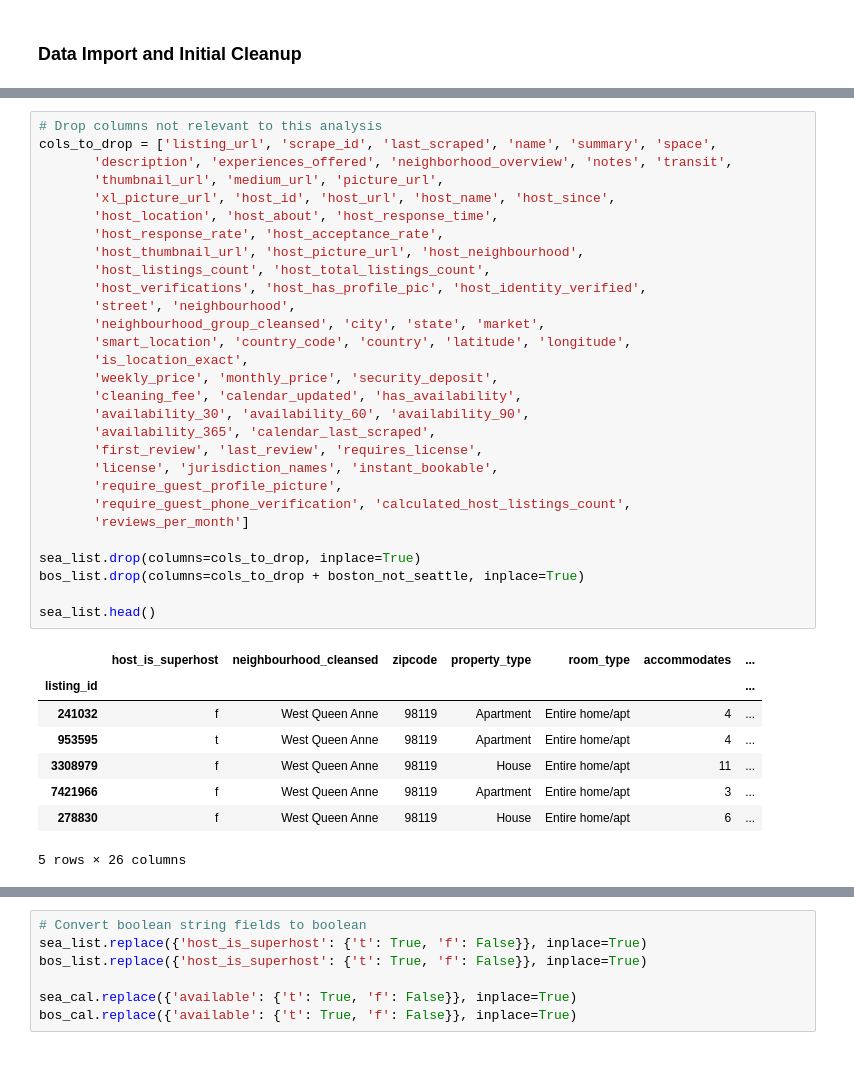
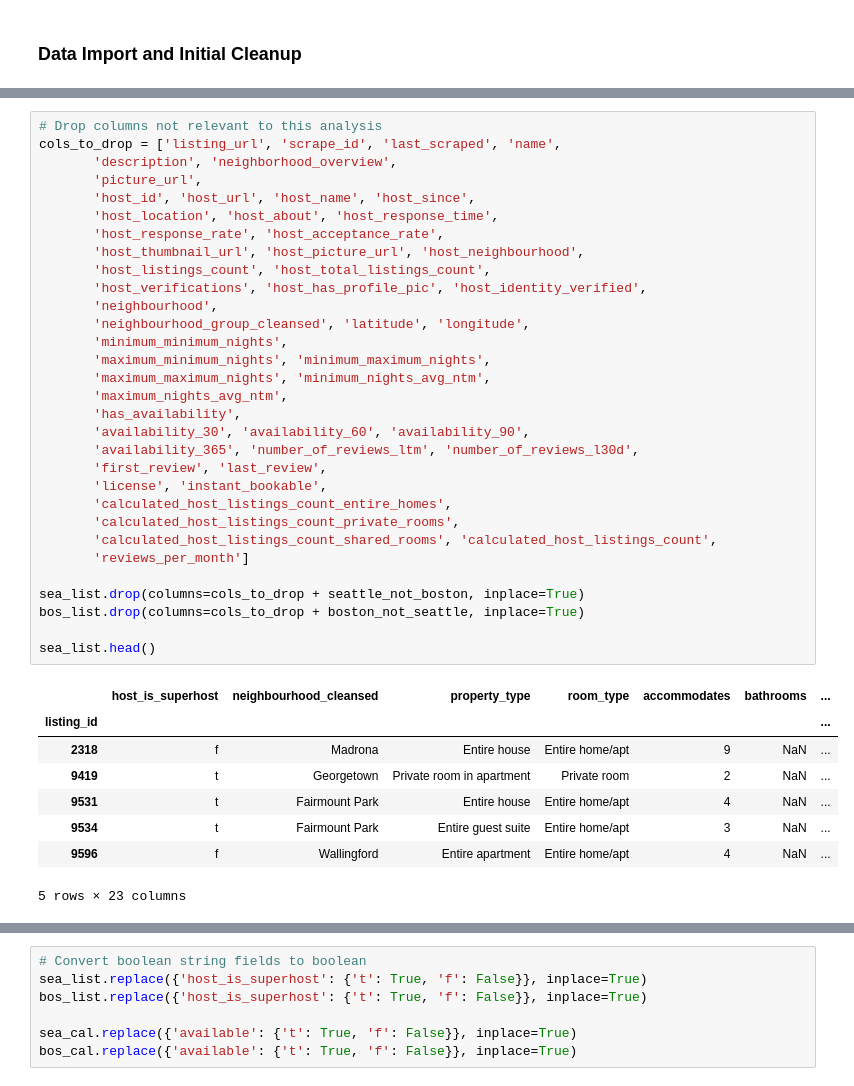
Before and after one commit to nikokydes/Udacity_DS_Proj1, a Jupyter notebook: Project1.ipynb, the cells around one changed output, grey strips where cells are left out. Drawn from its saved outputs; the diff is of its cells as text.

```diff
--- a/Project1.ipynb
+++ b/Project1.ipynb
@@ -75,41 +95,43 @@ Columns in Boston set but not in Seattle set:  ['house_rules', 'interaction', 'a
 # %%
 # Drop columns not relevant to this analysis
-cols_to_drop = ['listing_url', 'scrape_id', 'last_scraped', 'name', 'summary', 'space',
-       'description', 'experiences_offered', 'neighborhood_overview', 'notes', 'transit',
-       'thumbnail_url', 'medium_url', 'picture_url',
-       'xl_picture_url', 'host_id', 'host_url', 'host_name', 'host_since',
+cols_to_drop = ['listing_url', 'scrape_id', 'last_scraped', 'name',
+       'description', 'neighborhood_overview',
+       'picture_url',
+       'host_id', 'host_url', 'host_name', 'host_since',
        'host_location', 'host_about', 'host_response_time',
        'host_response_rate', 'host_acceptance_rate',
        'host_thumbnail_url', 'host_picture_url', 'host_neighbourhood',
        'host_listings_count', 'host_total_listings_count',
        'host_verifications', 'host_has_profile_pic', 'host_identity_verified',
-       'street', 'neighbourhood',
-       'neighbourhood_group_cleansed', 'city', 'state', 'market',
-       'smart_location', 'country_code', 'country', 'latitude', 'longitude',
-       'is_location_exact',
-       'weekly_price', 'monthly_price', 'security_deposit',
-       'cleaning_fee', 'calendar_updated', 'has_availability',
+       'neighbourhood',
+       'neighbourhood_group_cleansed', 'latitude', 'longitude',
+       'minimum_minimum_nights',
+       'maximum_minimum_nights', 'minimum_maximum_nights',
+       'maximum_maximum_nights', 'minimum_nights_avg_ntm',
+       'maximum_nights_avg_ntm',
+       'has_availability',
        'availability_30', 'availability_60', 'availability_90',
-       'availability_365', 'calendar_last_scraped',
-       'first_review', 'last_review', 'requires_license',
-       'license', 'jurisdiction_names', 'instant_bookable',
-       'require_guest_profile_picture',
-       'require_guest_phone_verification', 'calculated_host_listings_count',
+       'availability_365', 'number_of_reviews_ltm', 'number_of_reviews_l30d',
+       'first_review', 'last_review',
+       'license', 'instant_bookable',
+       'calculated_host_listings_count_entire_homes',
+       'calculated_host_listings_count_private_rooms',
+       'calculated_host_listings_count_shared_rooms', 'calculated_host_listings_count',
        'reviews_per_month']
 
-sea_list.drop(columns=cols_to_drop, inplace=True)
+sea_list.drop(columns=cols_to_drop + seattle_not_boston, inplace=True)
 bos_list.drop(columns=cols_to_drop + boston_not_seattle, inplace=True)
 
 sea_list.head()
 # %% [output]
-|  | host_is_superhost | neighbourhood_cleansed | zipcode | property_type | room_type | accommodates | ... |
+|  | host_is_superhost | neighbourhood_cleansed | property_type | room_type | accommodates | bathrooms | ... |
 | listing_id |  |  |  |  |  |  | ... |
-| 241032 | f | West Queen Anne | 98119 | Apartment | Entire home/apt | 4 | ... |
-| 953595 | t | West Queen Anne | 98119 | Apartment | Entire home/apt | 4 | ... |
-| 3308979 | f | West Queen Anne | 98119 | House | Entire home/apt | 11 | ... |
-| 7421966 | f | West Queen Anne | 98119 | Apartment | Entire home/apt | 3 | ... |
-| 278830 | f | West Queen Anne | 98119 | House | Entire home/apt | 6 | ... |
+| 2318 | f | Madrona | Entire house | Entire home/apt | 9 | NaN | ... |
+| 9419 | t | Georgetown | Private room in apartment | Private room | 2 | NaN | ... |
+| 9531 | t | Fairmount Park | Entire house | Entire home/apt | 4 | NaN | ... |
+| 9534 | t | Fairmount Park | Entire guest suite | Entire home/apt | 3 | NaN | ... |
+| 9596 | f | Wallingford | Entire apartment | Entire home/apt | 4 | NaN | ... |
-5 rows × 26 columns
+5 rows × 23 columns
 # %%
 # Check for missing values in Seattle data
 missing_vals = sea_list.isnull().sum().sort_values(ascending = False)
```
Also changed, not shown: parts of 16 cells of this notebook, 1 other file.
